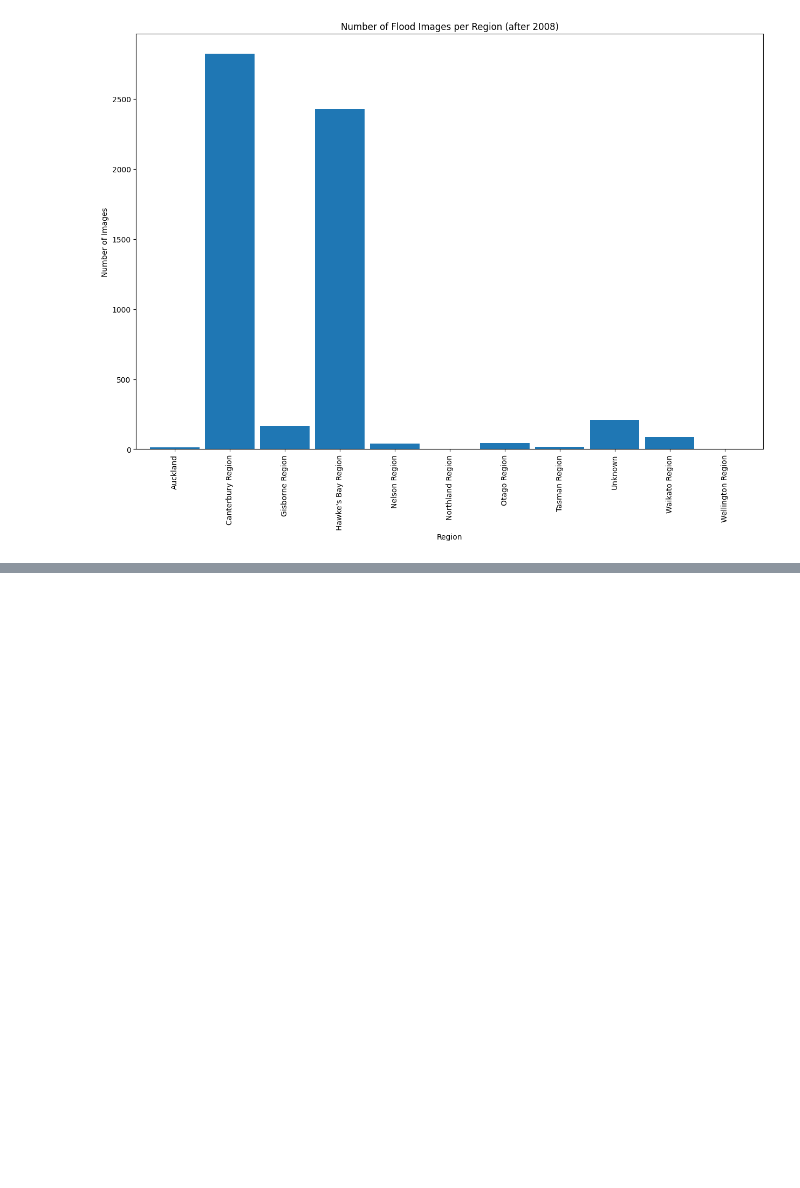
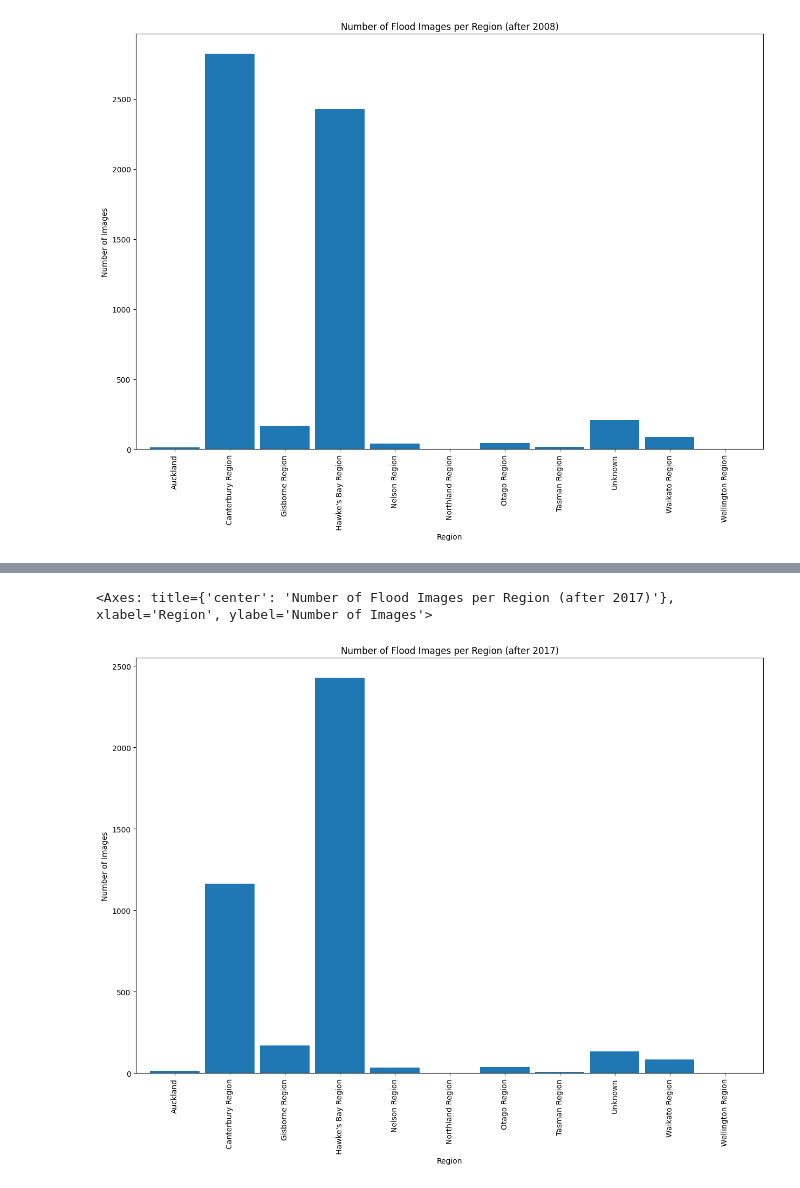
Before and after one commit to geolocalization-phd/pull-nz-flood-pics, a Jupyter notebook: analyse_data.ipynb, the cells around one changed output, grey strips where cells are left out. Drawn from its saved outputs; the diff is of its cells as text; code cells hidden in the pictures; blank space fills up the shorter version.

Commit message:
regional and yearly (2017+) analysis

```diff
--- a/analyse_data.ipynb
+++ b/analyse_data.ipynb
@@ -1,7 +1,7 @@
 # %%
 import pandas as pd
 # %%
-df = pd.read_csv("flood_pics_with_metadata.csv")
+df = pd.read_csv("/Users/chamodya/Workspace/PhD/phd_repo/pull-nz-flood-pics/flood_pics_with_metadata.csv")
 # %%
 df.head()
 # %% [output]
@@ -78,2 +88,27 @@ gdf_after_2008.groupby("region").size().plot(kind="bar", width=0.9, figsize=(15,
+# %%
+def get_gdf_after_year(df, year, gdf):
+    df_after_year = df[df["year"] >= year]
+    geometry = [Point(xy) for xy in zip(df_after_year["longitude"], df_after_year["latitude"])]
+    # if gdf_after_2008.geometry is contained inside gdf.geometry, then assign the region name to a new column in gdf_after_2008
+    gdf_after_year = gpd.GeoDataFrame(df_after_year, geometry=geometry, crs="EPSG:4326")
+    gdf_after_year = gdf_after_year.to_crs(epsg=2193)
+    gdf_after_year["region"] = gdf_after_year.geometry.apply(lambda x: gdf[gdf.geometry.contains(x)]["REGC2025_2"].values[0] if gdf.geometry.contains(x).any() else "Unknown")
+    return gdf_after_year
+
+def get_gdf_on_year(df, year, gdf):
+    df_on_year = df[df["year"] == year]
+    geometry = [Point(xy) for xy in zip(df_on_year["longitude"], df_on_year["latitude"])]
+    # if gdf_after_2008.geometry is contained inside gdf.geometry, then assign the region name to a new column in gdf_after_2008
+    gdf_on_year = gpd.GeoDataFrame(df_on_year, geometry=geometry, crs="EPSG:4326")
+    gdf_on_year = gdf_on_year.to_crs(epsg=2193)
+    gdf_on_year["region"] = gdf_on_year.geometry.apply(lambda x: gdf[gdf.geometry.contains(x)]["REGC2025_2"].values[0] if gdf.geometry.contains(x).any() else "Unknown")
+    return gdf_on_year
 # %%
-df_after_2008.to_csv("flood_pics_after_2008.csv", index=False)
+def visualize_flood_images_per_region(df, gdf, title, year):
+    gdf_after_year = get_gdf_after_year(df, year, gdf)
+    return gdf_after_year.groupby("region").size().plot(kind="bar", width=0.9, figsize=(15, 10), title=title, xlabel="Region", ylabel="Number of Images")
+# %%
+visualize_flood_images_per_region(df, gdf, "Number of Flood Images per Region (after 2017)", 2017)
+# %% [output]
+<Axes: title={'center': 'Number of Flood Images per Region (after 2017)'}, xlabel='Region', ylabel='Number of Images'>
+[figure, added]
```
Also changed, not shown: parts of 31 cells of this notebook, 1 other file.
